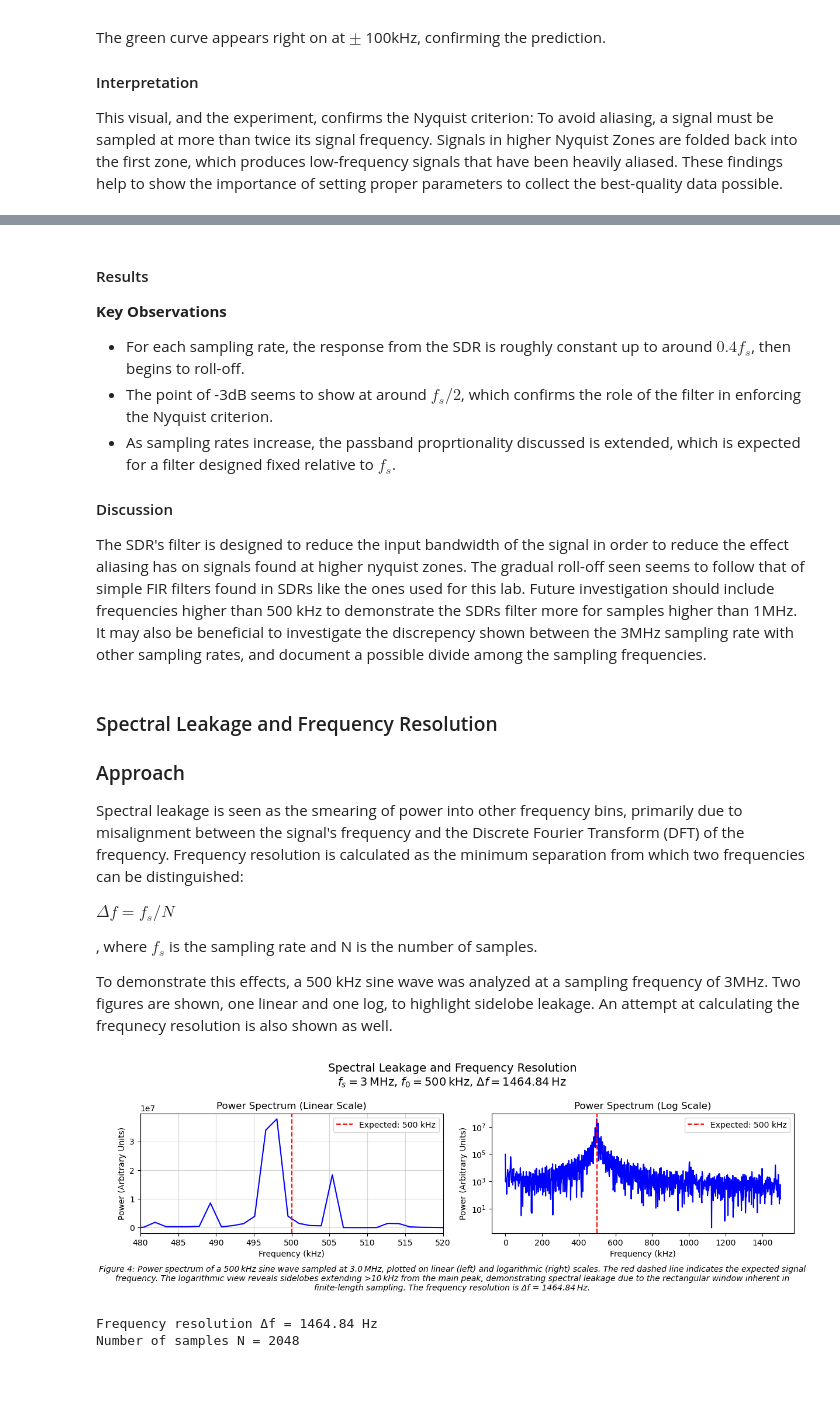
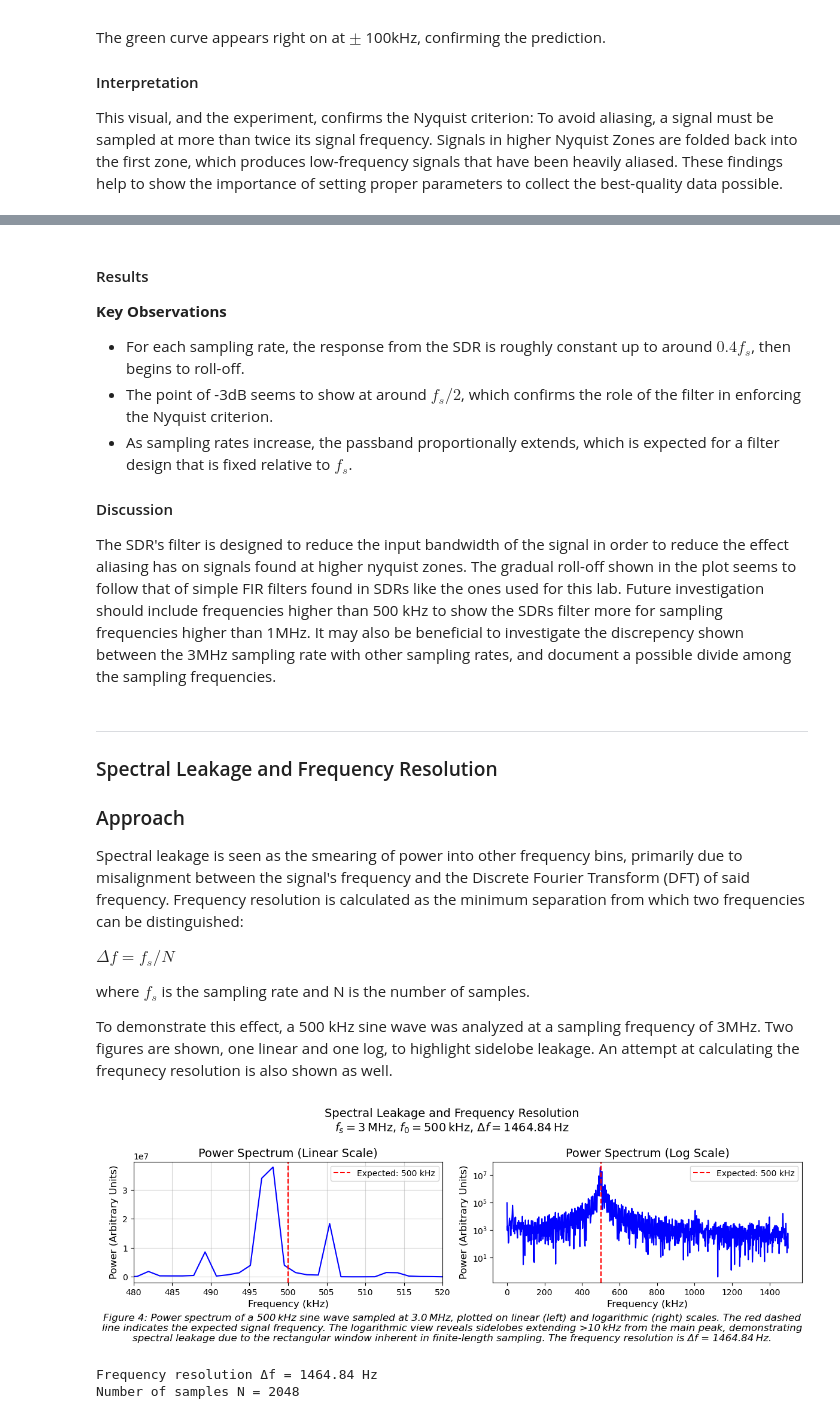
Before and after one commit to averybooks/radiolab2026-Cal, a Jupyter notebook: Rosendo Medina-Uribe_LAB1.ipynb, the cells around one changed output, grey strips where cells are left out. Saved outputs shown, nothing was run; the diff lists cells and outputs as text; code cells hidden in the pictures; blank space fills up the shorter version.

```diff
--- a/Rosendo Medina-Uribe_LAB1.ipynb
+++ b/Rosendo Medina-Uribe_LAB1.ipynb
@@ -160,9 +206,5 @@ Inside the RTL-SDR is an anti-aliasing filter, limiting the input bandwidth and
 # %%
-import numpy as np
-import matplotlib.pyplot as plt
-from pathlib import Path
-
-base_dir = Path("C:/Users/medin/Downloads/Spring_2026/ASTRON121/LAB1_DATA/Bandpass Filter")
+base_dir = BASE_DIR / "Bandpass Filter"
 
 sampling_rates = np.array([1e6, 1.5e6, 2e6, 2.5e6, 3e6])
 signal_freqs = np.array([50e3, 100e3, 150e3, 200e3, 250e3, 300e3, 350e3, 400e3, 450e3, 500e3])
@@ -200,8 +242,8 @@ def extract_peak_magnitude(filename, fs, f_sig, N = 2048):
     window = np.hanning(N)
     signal_win = signal * window
 
-    spectrum_mag = np.abs(np.fft.fft(signal_win, axis=1))
-    freqs = np.fft.fftfreq(N, d=1/fs)
+    spectrum_mag = np.abs(np.fft.fft(signal_win, axis = 1))
+    freqs = np.fft.fftfreq(N, d = 1/fs)
     idx = np.argmin(np.abs(freqs - f_sig))
     peak_mag = np.mean(spectrum_mag[:, idx])
 
@@ -219,11 +261,11 @@ for fs in sampling_rates:
 
     # Convert FFT magnitude to approximate voltage (scale factor from window and FFT normalization)
     fft_mag_volts = (np.array(magnitudes) / 2048) * 2
-    plt.plot(signal_freqs / 1e3, fft_mag_volts, 'o-', linewidth=2, markersize = 5, label = f'$f_s = {fs/1e6}$ MHz')
+    plt.plot(signal_freqs / 1e3, fft_mag_volts, 'o-', linewidth = 2, markersize = 5, label = f'$f_s = {fs/1e6}$ MHz')
 
-plt.xlabel("Signal Frequency [kHz]")
-plt.ylabel("Relative Voltage (Arbitrary Units)")
-plt.title("SDR Bandpass Response for Multiple Sampling Rates")
+plt.xlabel("Signal Frequency [kHz]", fontsize = 14)
+plt.ylabel("Relative Voltage (Arbitrary Units)", fontsize = 14)
+plt.title("SDR Bandpass Response for Multiple Sampling Rates", fontsize = 16)
 plt.grid(True, linestyle = '--', alpha = 0.7)
 plt.legend(title="Sampling Rate")
 
@@ -233,7 +275,7 @@ caption_text = (
     "as a function of input sine‑wave frequency. The flat region indicates the passband; "
     "the roll‑off beyond the Nyquist frequency suppresses aliasing components."
 )
-plt.figtext(0.5, 0.01, caption_text, ha = 'center', fontsize = 10, wrap = True, style = 'italic')
+plt.figtext(0.5, 0.01, caption_text, ha = 'center', fontsize = 12, wrap = True, style = 'italic')
 
 plt.subplots_adjust(bottom = 0.2)
 plt.show()
@@ -245,27 +287,25 @@ plt.show()
 
 - For each sampling rate, the response from the SDR is roughly constant up to around $0.4 f_s$, then begins to roll-off.
 - The point of -3dB seems to show at around $f_s/2$, which confirms the role of the filter in enforcing the Nyquist criterion.
-- As sampling rates increase, the passband proprtionality discussed is extended, which is expected for a filter designed fixed relative to $f_s$.
+- As sampling rates increase, the passband proportionally extends, which is expected for a filter design that is fixed relative to $f_s$.
 
 #### Discussion
-The SDR's filter is designed to reduce the input bandwidth of the signal in order to reduce the effect aliasing has on signals found at higher nyquist zones. The gradual roll-off seen seems to follow that of simple FIR filters found in SDRs like the ones used for this lab. Future investigation should include frequencies higher than 500 kHz to demonstrate the SDRs filter more for samples higher than 1MHz. It may also be beneficial to investigate the discrepency shown between the 3MHz sampling rate with other sampling rates, and document a possible divide among the sampling frequencies.
+The SDR's filter is designed to reduce the input bandwidth of the signal in order to reduce the effect aliasing has on signals found at higher nyquist zones. The gradual roll-off shown in the plot seems to follow that of simple FIR filters found in SDRs like the ones used for this lab. Future investigation should include frequencies higher than 500 kHz to show the SDRs filter more for sampling frequencies higher than 1MHz. It may also be beneficial to investigate the discrepency shown between the 3MHz sampling rate with other sampling rates, and document a possible divide among the sampling frequencies.
 # %% [markdown]
+---
 ### Spectral Leakage and Frequency Resolution
 
 ### Approach
-Spectral leakage is seen as the smearing of power into other frequency bins, primarily due to misalignment between the signal's frequency and the Discrete Fourier Transform (DFT) of the frequency. Frequency resolution is calculated as the minimum separation from which two frequencies can be distinguished:
+Spectral leakage is seen as the smearing of power into other frequency bins, primarily due to misalignment between the signal's frequency and the Discrete Fourier Transform (DFT) of said frequency. Frequency resolution is calculated as the minimum separation from which two frequencies can be distinguished:
 
 $\Delta f = f_s / N$
 
-, where $ f_s$ is the sampling rate and N is the number of samples.
+where $ f_s$ is the sampling rate and N is the number of samples.
 
-To demonstrate this effects, a 500 kHz sine wave was analyzed at a sampling frequency of 3MHz. Two figures are shown, one linear and one log, to highlight sidelobe leakage. An attempt at calculating the frequnecy resolution is also shown as well.
+To demonstrate this effect, a 500 kHz sine wave was analyzed at a sampling frequency of 3MHz. Two figures are shown, one linear and one log, to highlight sidelobe leakage. An attempt at calculating the frequnecy resolution is also shown as well.
 # %%
-import numpy as np
-import matplotlib.pyplot as plt
-
 # Single dataset: 3 MHz sampling, 500 kHz signal
-file_path = r"C:\Users\medin\Downloads\Spring_2026\ASTRON121\LAB1_DATA\Bandpass Filter\3MHz_Sampling\test_3MHz_500kHz.npz"
+file_path = BASE_DIR / "Bandpass Filter" / "3MHz_Sampling" / "test_3MHz_500kHz.npz"
 fs = 3.0e6
 f_signal = 500e3
 zoom_range_khz = 20
@@ -294,46 +334,47 @@ zoom_max = f_signal + zoom_range_khz * 1e3
 fig, axes = plt.subplots(1, 2, figsize=(12, 4))
 
 # Linear scale
 ax1 = axes[0]
 ax1.plot(freqs[:N//2]/1e3, power[:N//2], color = 'blue', linewidth = 1.5)
 ax1.axvline(f_signal/1e3, color = 'red', linestyle = '--', label = f'Expected: {f_signal/1e3:.0f} kHz')
 ax1.set_xlim(zoom_min/1e3, zoom_max/1e3)
-ax1.set_xlabel('Frequency (kHz)')
-ax1.set_ylabel('Power (Arbitrary Units)')
-ax1.set_title('Power Spectrum (Linear Scale)')
+ax1.set_xlabel('Frequency (kHz)', fontsize = 12)
+ax1.set_ylabel('Power (Arbitrary Units)', fontsize = 12)
+ax1.set_title('Power Spectrum (Linear Scale)', fontsize = 14)
 ax1.legend()
-ax1.grid(alpha=0.5)
+ax1.grid(alpha = 0.5)
 
 # Log scale
 ax2 = axes[1]
 ax2.plot(freqs[:N//2]/1e3, power[:N//2], color = 'blue', linewidth = 1.5)
 ax2.axvline(f_signal/1e3, color = 'red', linestyle = '--', label = f'Expected: {f_signal/1e3:.0f} kHz')
-ax2.set_xlabel('Frequency (kHz)')
-ax2.set_ylabel('Power (Arbitrary Units)')
+ax2.set_xlabel('Frequency (kHz)', fontsize = 12)
+ax2.set_ylabel('Power (Arbitrary Units)', fontsize = 12)
 ax2.set_yscale('log')
-ax2.set_title('Power Spectrum (Log Scale)')
+ax2.set_title('Power Spectrum (Log Scale)', fontsize = 14)
 ax2.legend()
 
-plt.suptitle(f'Spectral Leakage and Frequency Resolution\n$f_s = 3$ MHz, $f_0 = 500$ kHz, $\\Delta f = {delta_f:.2f}$ Hz', fontsize = 14)
+plt.suptitle(f'Spectral Leakage and Frequency Resolution\n$f_s = 3$ MHz, $f_0 = 500$ kHz, $\\Delta f = {delta_f:.2f}$ Hz',
+             fontsize = 14)
 plt.tight_layout()
 
 # Add caption below the figure
 caption = (
     "Figure 4: Power spectrum of a 500 kHz sine wave sampled at 3.0 MHz, plotted on linear (left) and logarithmic (right) scales. "
-    "The red dashed line indicates the expected signal frequency. The logarithmic view reveals sidelobes extending >10 kHz from the main peak, "
+    "The red dashed line indicates the expected signal frequency. "
+    "The logarithmic view reveals sidelobes extending >10 kHz from the main peak, "
     "demonstrating spectral leakage due to the rectangular window inherent in finite‑length sampling. "
     f"The frequency resolution is Δf = {delta_f:.2f} Hz."
 )
-plt.figtext(0.5, 0.01, caption, ha = 'center', fontsize = 10, style = 'italic', wrap = True)
+plt.figtext(0.5, 0.01, caption, ha = 'center', fontsize = 12, style = 'italic', wrap = True)
 
-plt.subplots_adjust(bottom = 0.25)  # Make room for caption
-#plt.subplots_adjust(top=0.85)  # Adjust top to prevent overlap with title
+plt.subplots_adjust(bottom = 0.25)
 plt.show()
 
 print(f"Frequency resolution Δf = {delta_f:.2f} Hz")
 print(f"Number of samples N = {N}")
 # %% [output]
-[figure, old version]
+[figure, new version]
 Frequency resolution Δf = 1464.84 Hz
 Number of samples N = 2048
 # %% [markdown]
```
Also changed, not shown: parts of 20 cells of this notebook.
